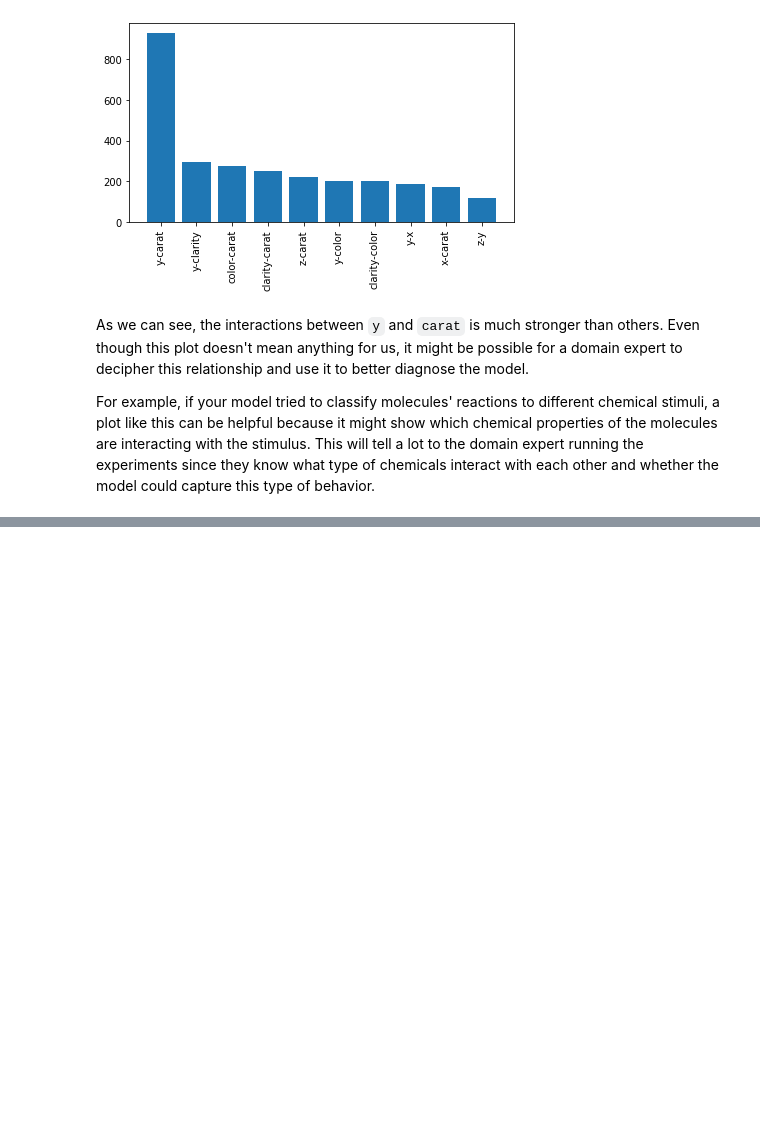
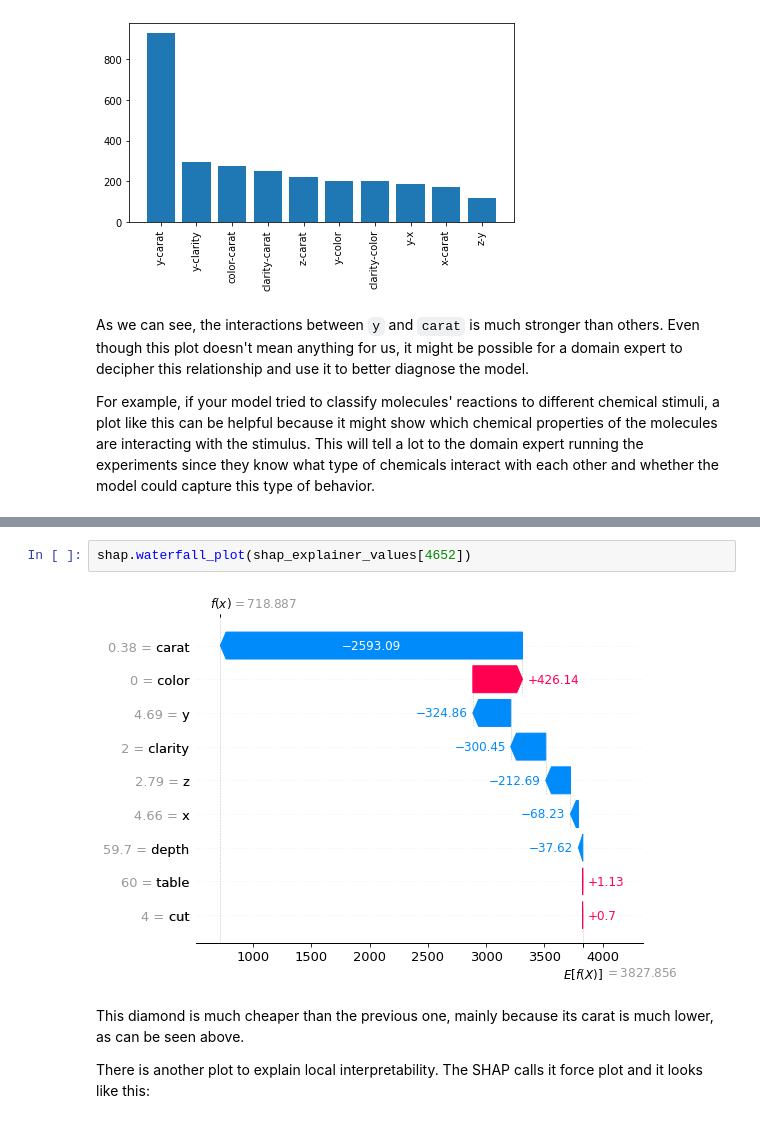
Before and after one commit to BexTuychiev/medium_stories, a Jupyter notebook: 2021/october/1_shap_explainability/notebook.ipynb, the cells around one changed output, grey strips where cells are left out. Saved outputs shown, nothing was run; the diff lists cells and outputs as text; blank space fills up the shorter version.

```diff
--- a/2021/october/1_shap_explainability/notebook.ipynb
+++ b/2021/october/1_shap_explainability/notebook.ipynb
@@ -394,0 +427,8 @@ interactions_xgb.shape
+# %%
+shap.waterfall_plot(shap_explainer_values[4652])
+# %% [output]
+[figure, added]
+# %% [markdown]
+This diamond is much cheaper than the previous one, mainly because its carat is much lower, as can be seen above.
+
+There is another plot to explain local interpretability. The SHAP calls it force plot and it looks like this:
```
Also changed, not shown: parts of 15 cells of this notebook.
